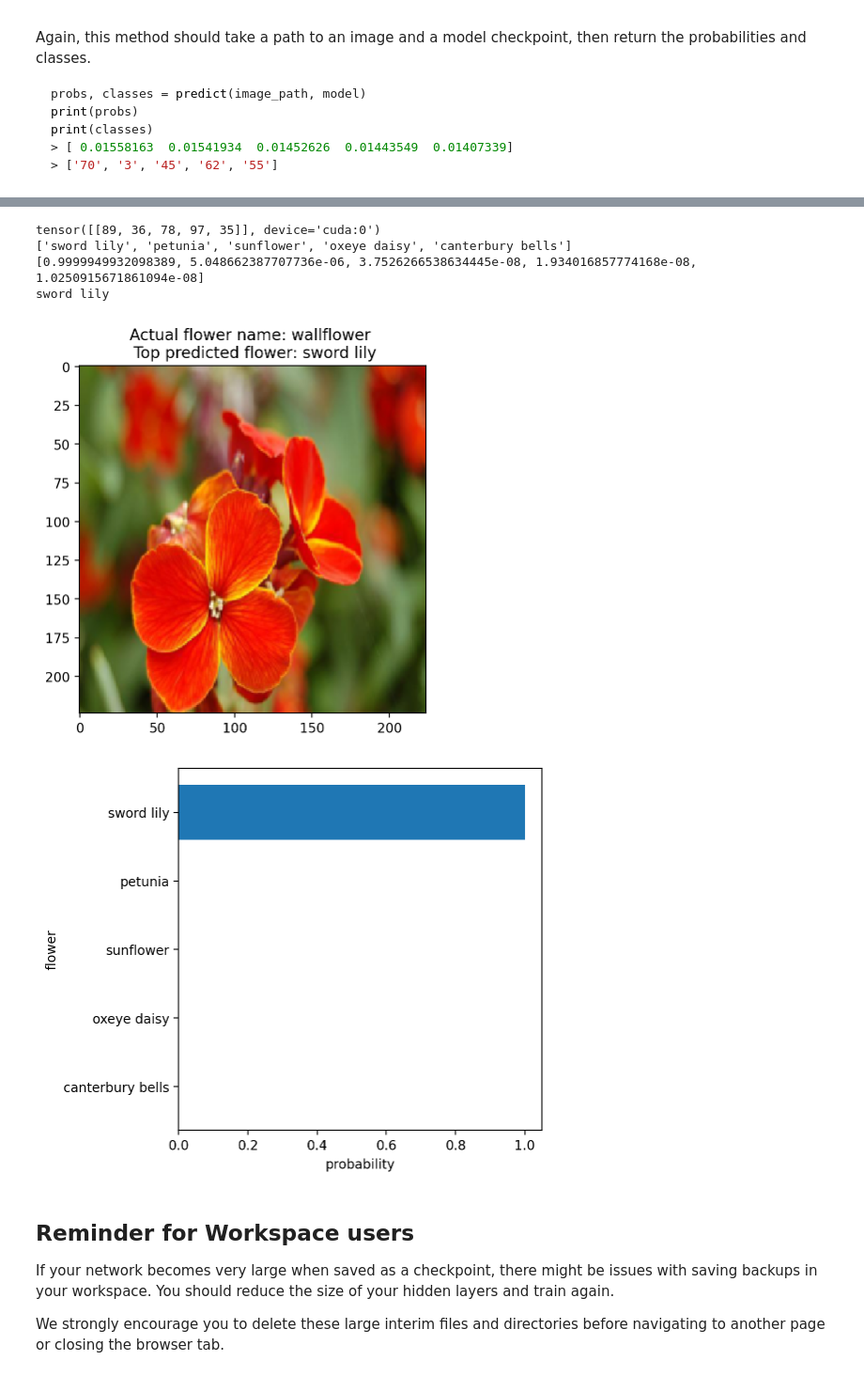
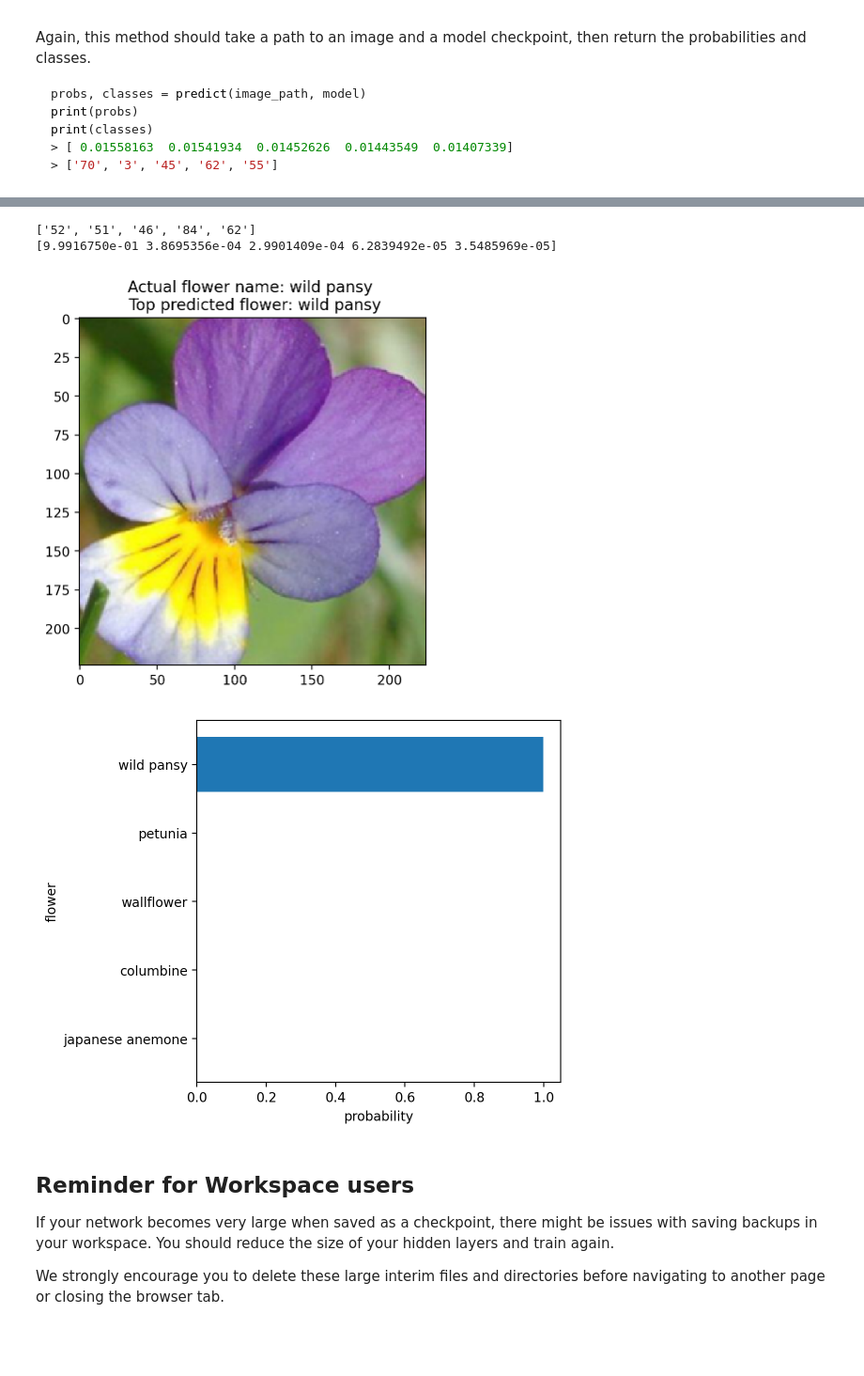
Before and after one commit to diggooddodg/Create-image-classifier-Udacity, a Jupyter notebook: Image Classifier Project.ipynb, the cells around one changed output, grey strips where cells are left out. Shown: that part at 94% size. Drawn from its saved outputs; the diff is of its cells as text; code cells hidden in the pictures; blank space fills up the shorter version.

```diff
--- a/Image Classifier Project.ipynb
+++ b/Image Classifier Project.ipynb
@@ -379,7 +379,7 @@ print("The state dict keys: \n\n", model.state_dict().keys())
 
 checkpoint = {'architecture': 'vgg16',
               'classifier': model.classifier,
-              'class_to_idx': model.class_to_idx,
+              'class_to_idx': train_data.class_to_idx,
               'state_dict': model.state_dict(),
               'optimizer_state_dict': optimizer.state_dict(),
               'epochs': epochs
@@ -633,23 +637,22 @@ def predict(image_path, model, topk=5):
     with torch.no_grad():
         logps = model(image_tensor)
 
-    #get top classes for this image
+    #get top output indices and their probabilities for this image
     probs = torch.exp(logps)
+    top_probs, top_indices = probs.topk(topk, dim = 1)
 
-    top_probs, top_classes = probs.topk(topk, dim = 1)
+    #convert probabilities and indices from tensor to numpy
+    np_top_probs, np_top_indices = top_probs.data.cpu().numpy()[0], top_indices.data.cpu().numpy()[0]
 
-    #convert class indices to flower names and store as a list for matplotlib
-    flower_names = [ model.class_to_idx.get(str(flower_idx)) for flower_idx in top_classes[0].tolist() ]
+    #convert output indices to classes
+    # class_to_idx dictionary has key = class and value = index.
+    # So first need to create an inverse of the class_to_idx dictionary
+    idx_to_class = {x: y for y, x in model.class_to_idx.items()}
 
-    #convert top probabilities to a list for matplotlib
-    top_probs = top_probs[0].tolist()
+    # use idx_to_class dictionary to find top classes from the top output indices
+    top_classes = [idx_to_class[x] for x in np_top_indices]
 
-    """##Udacity suggested code - causes errors:
-    top_indices = np.array(ps[1][0].cpu().numpy())
-    idx_to_class = {x: y for y, x in class_to_idx.items()}
-    top_classes = [idx_to_class[x] for x in top_indices]"""
-
-    return top_probs, flower_names
+    return np_top_probs, top_classes
 # %% [markdown]
 ## Sanity Checking
 
@@ -683,45 +686,44 @@ flowers/test/46/image_01125.jpg
 # %%
 #run code to find top probable flower names for an image
-top_probs, flower_names = predict(image_path, model)
+top_probs, top_classes = predict(image_path, model)
 #lower_names, top_probs = format_results(probs, classes, model)
-print(classes)
-print (flower_names)
+print (top_classes)
 print (top_probs)
-print (flower_names[0])
 # %% [output]
-tensor([[89, 36, 78, 97, 35]], device='cuda:0')
-['sword lily', 'petunia', 'sunflower', 'oxeye daisy', 'canterbury bells']
-[0.9999949932098389, 5.048662387707736e-06, 3.7526266538634445e-08, 1.934016857774168e-08, 1.0250915671861094e-08]
-sword lily
+['52', '51', '46', '84', '62']
+[9.9916750e-01 3.8695356e-04 2.9901409e-04 6.2839492e-05 3.5485969e-05]
 # %%
+#convert class to flower name
+flower_names = [ cat_to_name[x] for x in top_classes ]
+
 #display the image
 processed_image = process_image(image_path)
 imshow(processed_image)
 plt.title(f"Actual flower name: {actual_flower_name} \n Top predicted flower: {flower_names[0]}")
 
 #display graph of top 5 probable names
 # define x and y values
 x = flower_names
 y = top_probs
 
 # Set graph size
 plt.figure(figsize=(5, 5))
 
 #create horizontal bar graph
 plt.barh(x, y)
 
 # Label the axes
 plt.ylabel('flower')
 plt.xlabel('probability')
 
 #show top prediction at top
 plt.gca().invert_yaxis()
 
 # Dsiplay the plot
 plt.show()
 # %% [output]
-[figure, old version]
+[figure, new version]
-[figure, old version]
+[figure, new version]
 # %% [markdown]
 ## Reminder for Workspace users
 If your network becomes very large when saved as a checkpoint, there might be issues with saving backups in your workspace. You should reduce the size of your hidden layers and train again.
```
Also changed, not shown: parts of 2 cells of this notebook.
